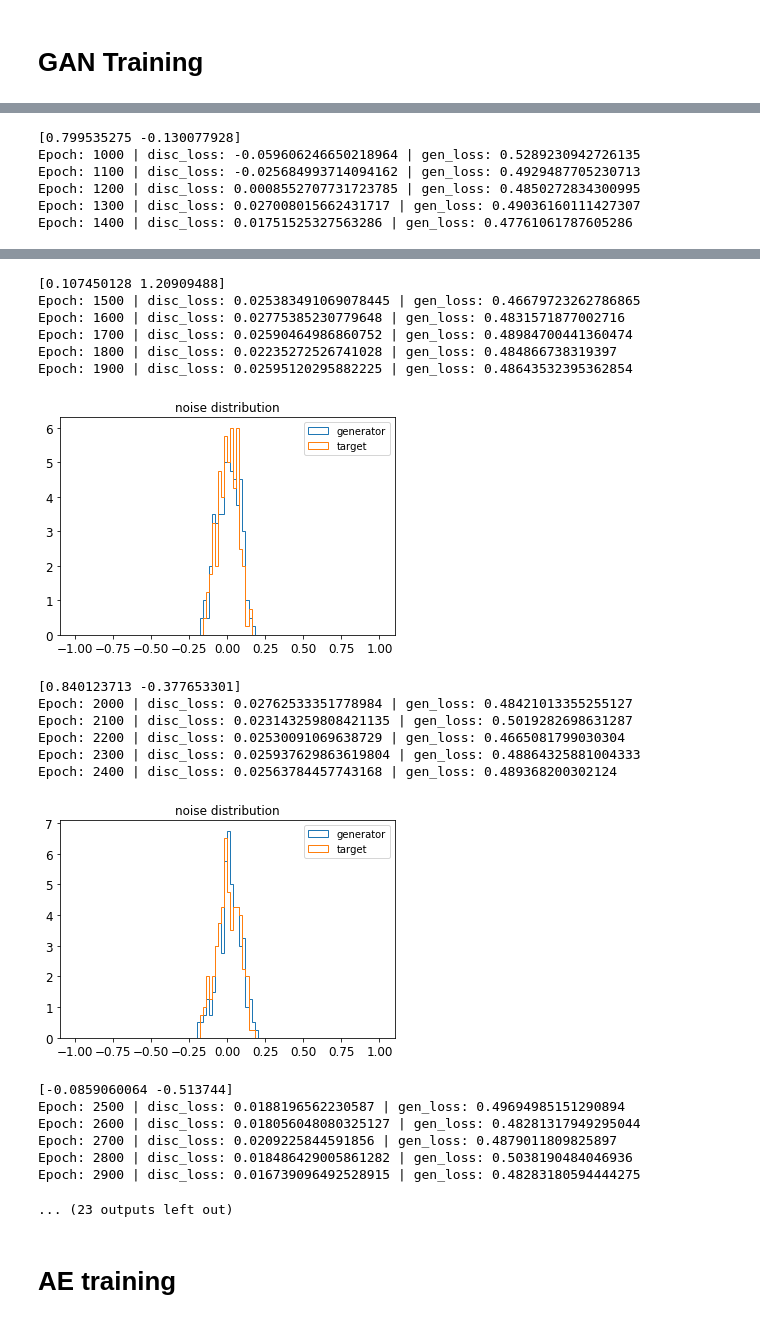
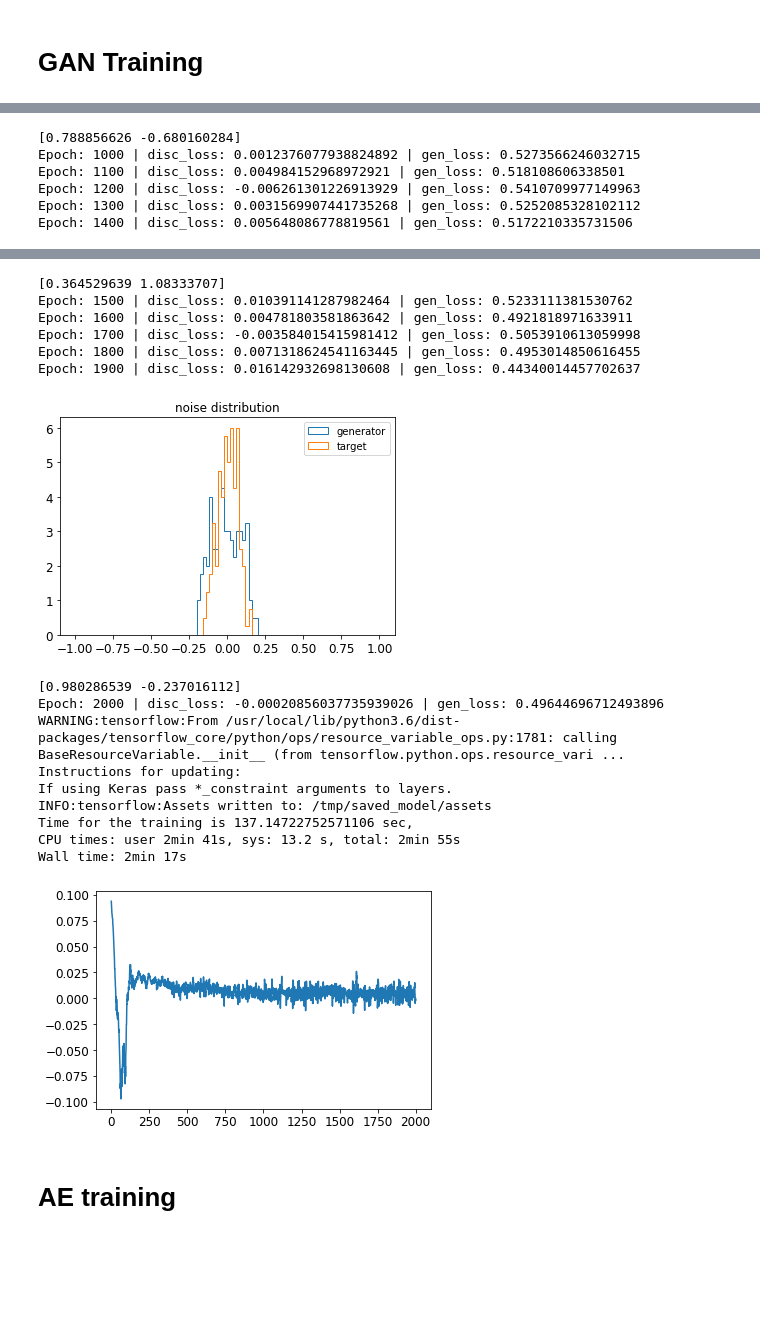
Before and after one commit to YBen1/Autoencoder_communication_system_WGAN_GP_Channel-estimation-in-process-, a Jupyter notebook: Communication_Autoencoder_with_WGAN_PL_and_pre_Autoencoder.ipynb, the cells around one changed output, grey strips where cells are left out. Saved outputs shown, nothing was run; the diff lists cells and outputs as text; code cells hidden in the pictures; blank space fills up the shorter version.

```diff
--- a/Communication_Autoencoder_with_WGAN_PL_and_pre_Autoencoder.ipynb
+++ b/Communication_Autoencoder_with_WGAN_PL_and_pre_Autoencoder.ipynb
@@ -190,7 +190,7 @@ def get_generator(n):
   x2 = tf.keras.layers.Dense(n)(input2)
   subtracted = tf.keras.layers.Concatenate(1)([x1, x2])
   h1 = tf.keras.layers.Dense(64,use_bias=True,  activation='relu')(subtracted)
-  h2 = tf.keras.layers.Dense(64,use_bias=True, activation='relu')(h1)
+  h2 = tf.keras.layers.Dense(32,use_bias=True, activation='relu')(h1)
   out = tf.keras.layers.Dense(n, use_bias= True, activation='linear')(h2)
   generator = tf.keras.models.Model(inputs=[input1], outputs=out)
   return generator
@@ -465,7 +465,7 @@ _________________________________________________________________
 
 #generator_optimizer, discriminator_optimizer = gan_optimizers(gen_learning_rate=gen_learning_rate, disc_learning_rate = disc_learning_rate)
 start = time.time()
-gen_train(8001, 100)
+gen_train(2001, 100)
 time_to_train_gan = time.time()-start
 tf.print ('Time for the training is {} sec,'.format( time.time()-start))
 # %% [output]
@@ -487,6 +487,6 @@ Epoch: 900 | disc_loss: -0.07580182701349258 | gen_loss: 0.5416688919067383
-[0.799535275 -0.130077928]
-Epoch: 1000 | disc_loss: -0.059606246650218964 | gen_loss: 0.5289230942726135
-Epoch: 1100 | disc_loss: -0.025684993714094162 | gen_loss: 0.4929487705230713
-Epoch: 1200 | disc_loss: 0.0008552707731723785 | gen_loss: 0.4850272834300995
-Epoch: 1300 | disc_loss: 0.027008015662431717 | gen_loss: 0.49036160111427307
-Epoch: 1400 | disc_loss: 0.01751525327563286 | gen_loss: 0.47761061787605286
+[0.788856626 -0.680160284]
+Epoch: 1000 | disc_loss: 0.0012376077938824892 | gen_loss: 0.5273566246032715
+Epoch: 1100 | disc_loss: 0.004984152968972921 | gen_loss: 0.518108606338501
+Epoch: 1200 | disc_loss: -0.006261301226913929 | gen_loss: 0.5410709977149963
+Epoch: 1300 | disc_loss: 0.0031569907441735268 | gen_loss: 0.5252085328102112
+Epoch: 1400 | disc_loss: 0.005648086778819561 | gen_loss: 0.5172210335731506
@@ -494,24 +494,20 @@ Epoch: 1400 | disc_loss: 0.01751525327563286 | gen_loss: 0.47761061787605286
-[0.107450128 1.20909488]
-Epoch: 1500 | disc_loss: 0.025383491069078445 | gen_loss: 0.46679723262786865
-Epoch: 1600 | disc_loss: 0.02775385230779648 | gen_loss: 0.4831571877002716
-Epoch: 1700 | disc_loss: 0.02590464986860752 | gen_loss: 0.48984700441360474
-Epoch: 1800 | disc_loss: 0.02235272526741028 | gen_loss: 0.484866738319397
-Epoch: 1900 | disc_loss: 0.02595120295882225 | gen_loss: 0.48643532395362854
+[0.364529639 1.08333707]
+Epoch: 1500 | disc_loss: 0.010391141287982464 | gen_loss: 0.5233111381530762
+Epoch: 1600 | disc_loss: 0.004781803581863642 | gen_loss: 0.4921818971633911
+Epoch: 1700 | disc_loss: -0.003584015415981412 | gen_loss: 0.5053910613059998
+Epoch: 1800 | disc_loss: 0.0071318624541163445 | gen_loss: 0.4953014850616455
+Epoch: 1900 | disc_loss: 0.016142932698130608 | gen_loss: 0.44340014457702637
-[figure, old version]
+[figure, new version]
-[0.840123713 -0.377653301]
-Epoch: 2000 | disc_loss: 0.02762533351778984 | gen_loss: 0.48421013355255127
-Epoch: 2100 | disc_loss: 0.023143259808421135 | gen_loss: 0.5019282698631287
-Epoch: 2200 | disc_loss: 0.02530091069638729 | gen_loss: 0.4665081799030304
-Epoch: 2300 | disc_loss: 0.025937629863619804 | gen_loss: 0.48864325881004333
-Epoch: 2400 | disc_loss: 0.02563784457743168 | gen_loss: 0.489368200302124
+[0.980286539 -0.237016112]
+Epoch: 2000 | disc_loss: -0.00020856037735939026 | gen_loss: 0.49644696712493896
+WARNING:tensorflow:From /usr/local/lib/python3.6/dist-packages/tensorflow_core/python/ops/resource_variable_ops.py:1781: calling BaseResourceVariable.__init__ (from tensorflow.python.ops.resource_vari ...
+Instructions for updating:
+If using Keras pass *_constraint arguments to layers.
+INFO:tensorflow:Assets written to: /tmp/saved_model/assets
+Time for the training is 137.14722752571106 sec,
+CPU times: user 2min 41s, sys: 13.2 s, total: 2min 55s
+Wall time: 2min 17s
-[figure, old version]
+[figure, new version]
-[-0.0859060064 -0.513744]
-Epoch: 2500 | disc_loss: 0.0188196562230587 | gen_loss: 0.49694985151290894
-Epoch: 2600 | disc_loss: 0.018056048080325127 | gen_loss: 0.48281317949295044
-Epoch: 2700 | disc_loss: 0.0209225844591856 | gen_loss: 0.4879011809825897
-Epoch: 2800 | disc_loss: 0.018486429005861282 | gen_loss: 0.5038190484046936
-Epoch: 2900 | disc_loss: 0.016739096492528915 | gen_loss: 0.48283180594444275
-... (23 outputs left out)
 # %% [markdown]
 
 # AE training
```
Also changed, not shown: parts of 9 cells of this notebook.
